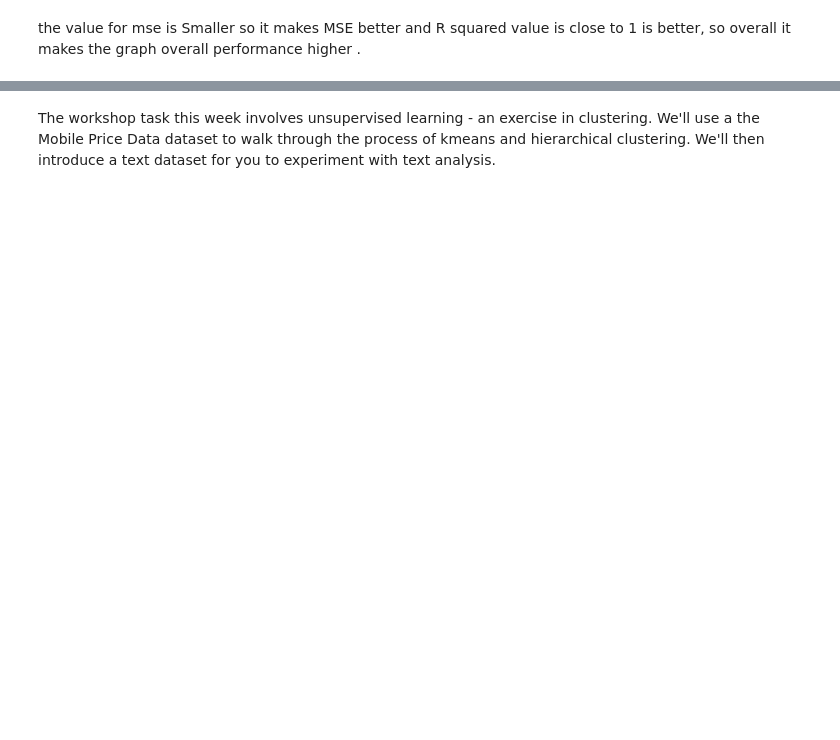
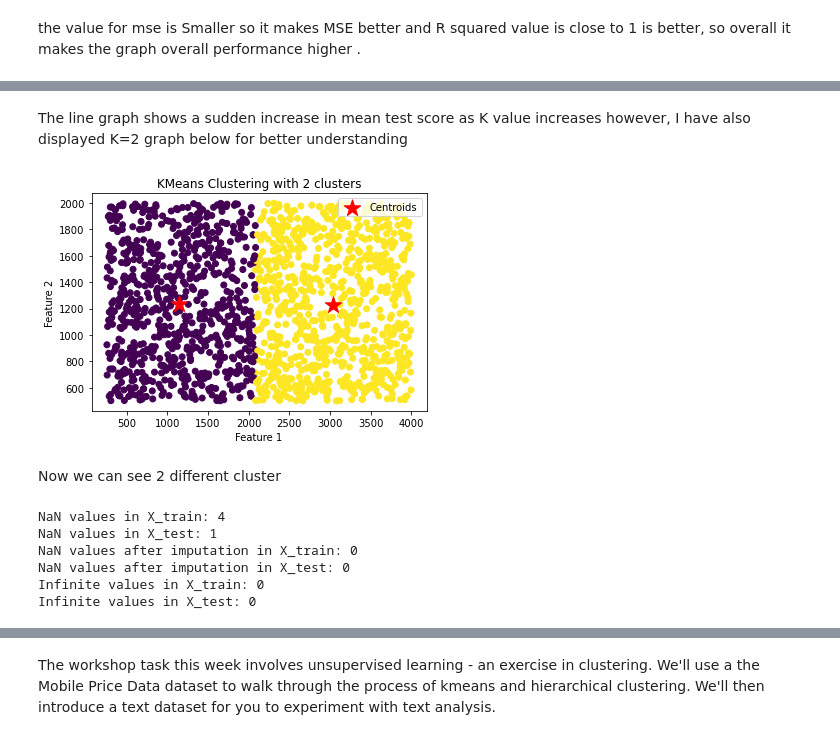
Before and after one commit to TahaAhmed2000/Portfolio-3, a Jupyter notebook: Portfolio_Part_3_(COMP_6200)_48189111.ipynb, the cells around one changed output, grey strips where cells are left out. Cells and saved outputs as stored; diff of their text form; code cells hidden in the pictures; blank space fills up the shorter version.

```diff
--- a/Portfolio_Part_3_(COMP_6200)_48189111.ipynb
+++ b/Portfolio_Part_3_(COMP_6200)_48189111.ipynb
@@ -346,0 +442,27 @@ the value for mse is Smaller so it makes MSE better and R squared value is close
+# %% [markdown]
+The line graph shows a sudden increase in mean test score as K value increases however, I have also displayed K=2 graph below for better understanding
+# %%
+from sklearn.cluster import KMeans
+import matplotlib.pyplot as plt
+
+# Initialize KMeans with 2 clusters
+kmeans = KMeans(n_clusters=2)
+
+# Fit KMeans to your data
+kmeans.fit(X_train)
+
+# Get the labels for each data point
+labels = kmeans.labels_
+
+# Plotting the clusters
+plt.scatter(X_train[:, 0], X_train[:, 1], c=labels, cmap='viridis')
+plt.scatter(kmeans.cluster_centers_[:, 0], kmeans.cluster_centers_[:, 1], marker='*', s=300, c='r', label='Centroids')
+plt.xlabel('Feature 1')
+plt.ylabel('Feature 2')
+plt.title('KMeans Clustering with 2 clusters')
+plt.legend()
+plt.show()
+# %% [output]
+[figure, added]
+# %% [markdown]
+Now we can see 2 different cluster
@@ -346,0 +499,22 @@ the value for mse is Smaller so it makes MSE better and R squared value is close
+# %%
+# Check for NaN values in the original dataset
+print("NaN values in X_train:", X_train.isnull().sum().sum())
+print("NaN values in X_test:", X_test.isnull().sum().sum())
+
+# Check for NaN values after imputation
+print("NaN values after imputation in X_train:", pd.DataFrame(X_train_imputed).isnull().sum().sum())
+print("NaN values after imputation in X_test:", pd.DataFrame(X_test_imputed).isnull().sum().sum())
+
+
+import numpy as np
+
+# Check for infinite values in the original dataset
+print("Infinite values in X_train:", np.isinf(X_train).sum().sum())
+print("Infinite values in X_test:", np.isinf(X_test).sum().sum())
+# %% [output]
+NaN values in X_train: 4
+NaN values in X_test: 1
+NaN values after imputation in X_train: 0
+NaN values after imputation in X_test: 0
+Infinite values in X_train: 0
+Infinite values in X_test: 0
```
Also changed, not shown: parts of 27 cells of this notebook.
